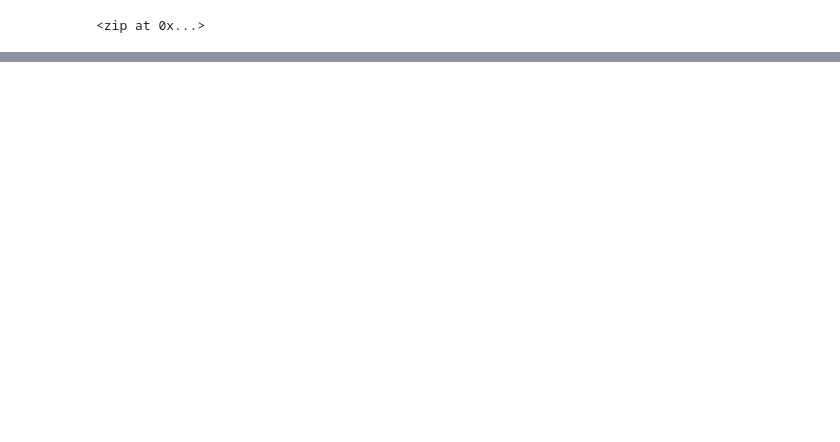
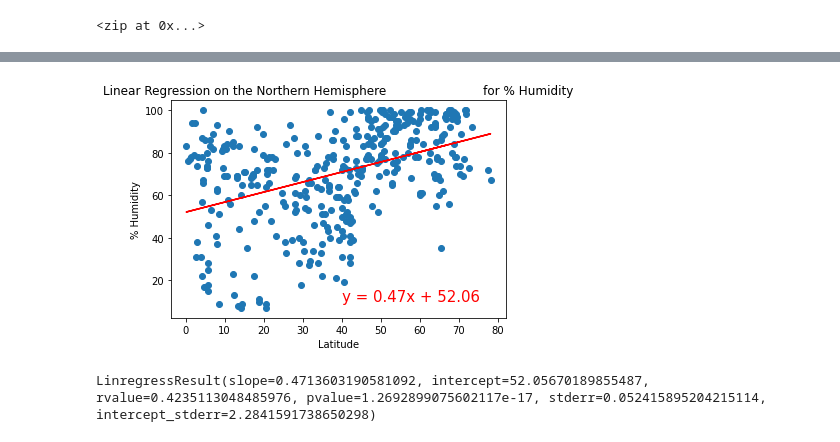
Before and after one commit to Bscheinin/World_Weather_Analysis, a Jupyter notebook: WeatherPy.ipynb, the cells around one changed output, grey strips where cells are left out. Saved outputs shown, nothing was run; the diff lists cells and outputs as text; code cells hidden in the pictures; blank space fills up the shorter version.

```diff
--- a/WeatherPy.ipynb
+++ b/WeatherPy.ipynb
@@ -254,0 +329,16 @@ plt.show()
+# %%
+# Linear regression on the Northern Hemisphere
+x_values = northern_hemi_df["Lat"]
+y_values = northern_hemi_df["Humidity"]
+# Call the function.
+plot_linear_regression(x_values, y_values,
+                       'Linear Regression on the Northern Hemisphere \
+                        for % Humidity', '% Humidity',(40,10))
+# %% [output]
+[figure, added]
+# %%
+# Perform linear regression.
+(slope, intercept, r_value, p_value, std_err) = linregress(x_values, y_values)
+linregress(x_values, y_values)
+# %% [output]
+LinregressResult(slope=0.4713603190581092, intercept=52.05670189855487, rvalue=0.4235113048485976, pvalue=1.2692899075602117e-17, stderr=0.052415895204215114, intercept_stderr=2.2841591738650298)
```
Also changed, not shown: parts of 25 cells of this notebook, 6 other files.
